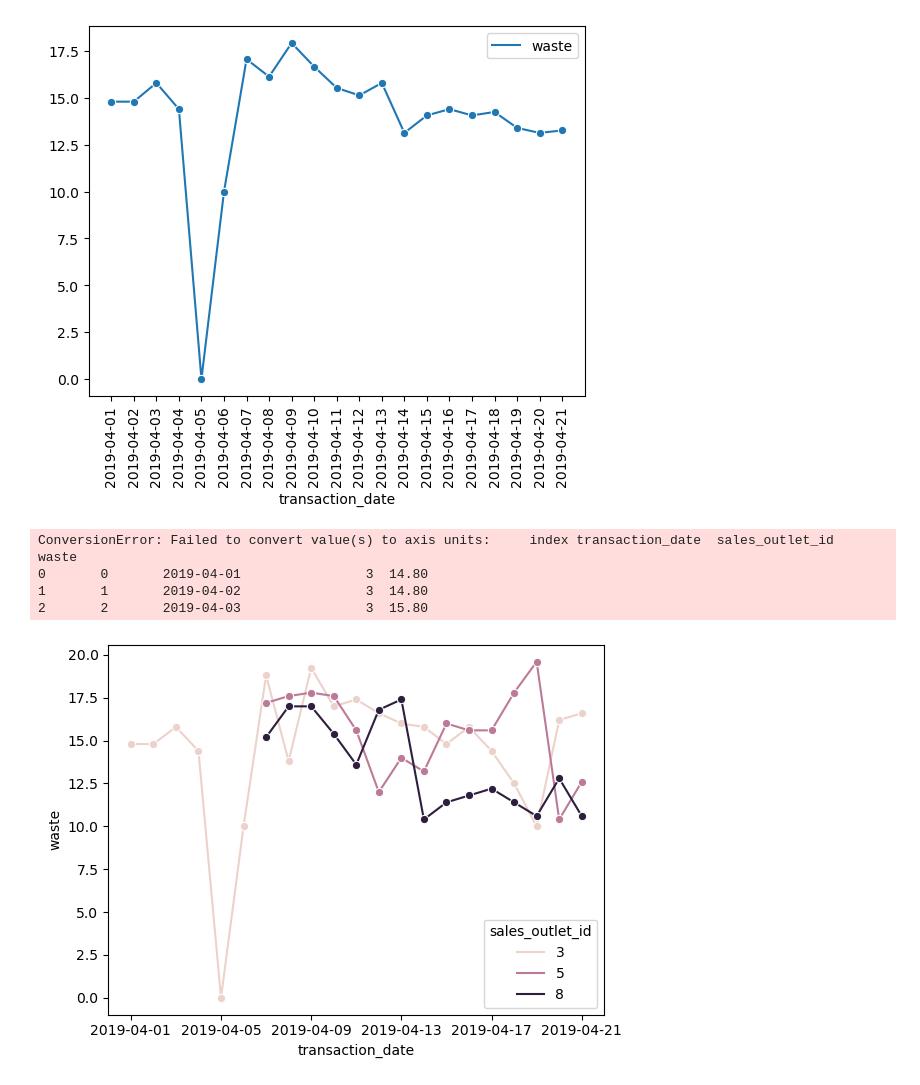
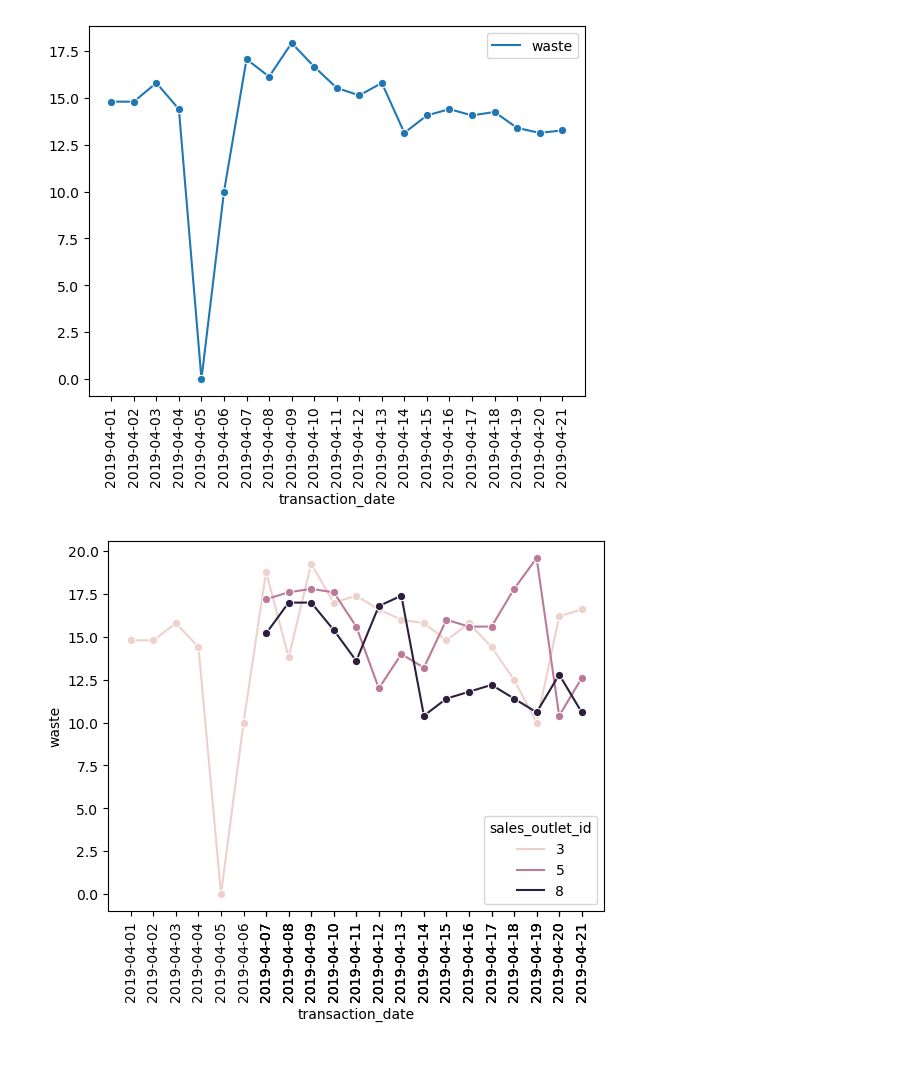
Before and after one commit to coffee-shop-analysis/coffee_project, a Jupyter notebook: explore_j.ipynb, the cells around one changed output. Cells and saved outputs as stored; diff of their text form; code cells hidden in the pictures; blank space fills up the shorter version.

```diff
--- a/explore_j.ipynb
+++ b/explore_j.ipynb
@@ -626,12 +626,8 @@ waste_by_store = pd.DataFrame(waste_by_store)
 waste_by_store.reset_index(inplace=True)
 # %%
 sns.lineplot(data=waste_by_store, x=waste_by_store.transaction_date, y=waste_by_store.waste, marker='o', hue='sales_outlet_id')
-plt.xticks(waste_by_store, rotation=90)
+plt.xticks(waste_by_store.transaction_date, rotation=90)
 
 plt.show()
 # %% [output]
-ConversionError: Failed to convert value(s) to axis units:     index transaction_date  sales_outlet_id  waste
-0       0       2019-04-01                3  14.80
-1       1       2019-04-02                3  14.80
-2       2       2019-04-03                3  15.80
-[figure, old version]
+[figure, new version]
```
Also changed, not shown: parts of 5 cells of this notebook.
